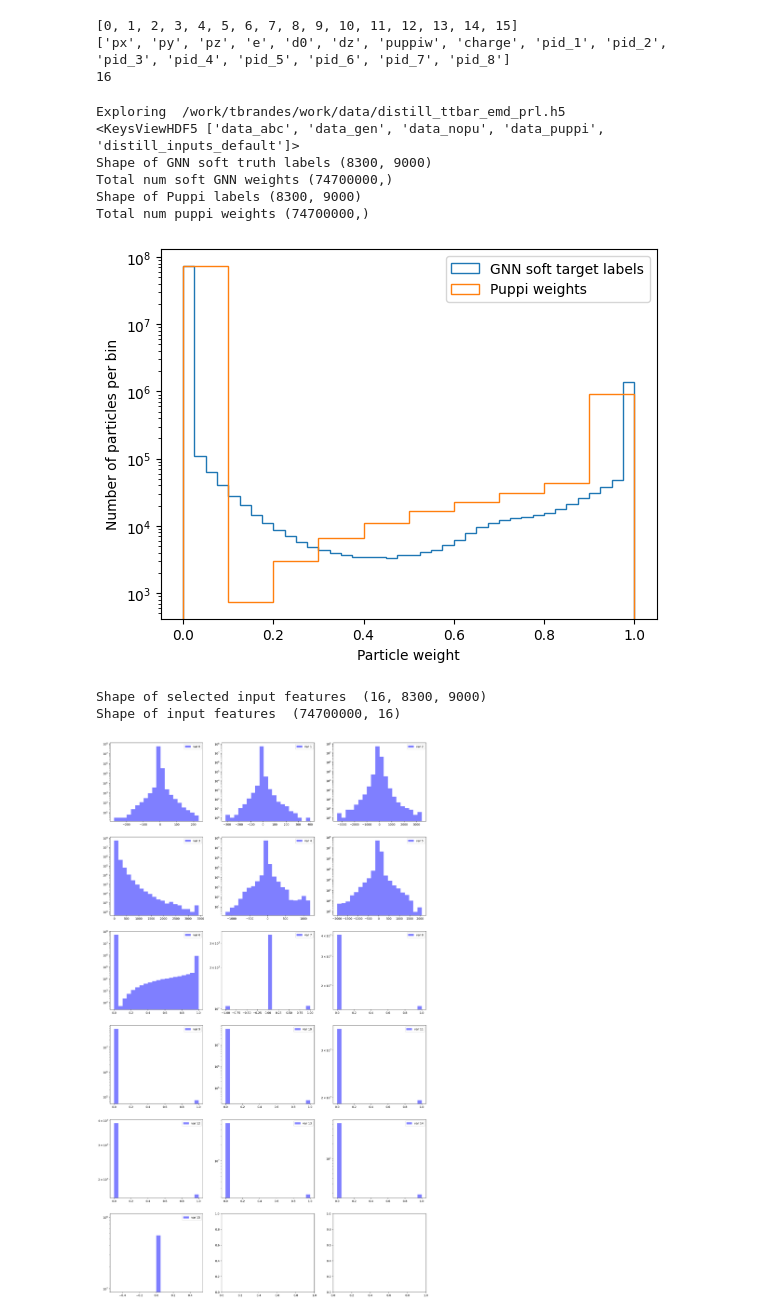
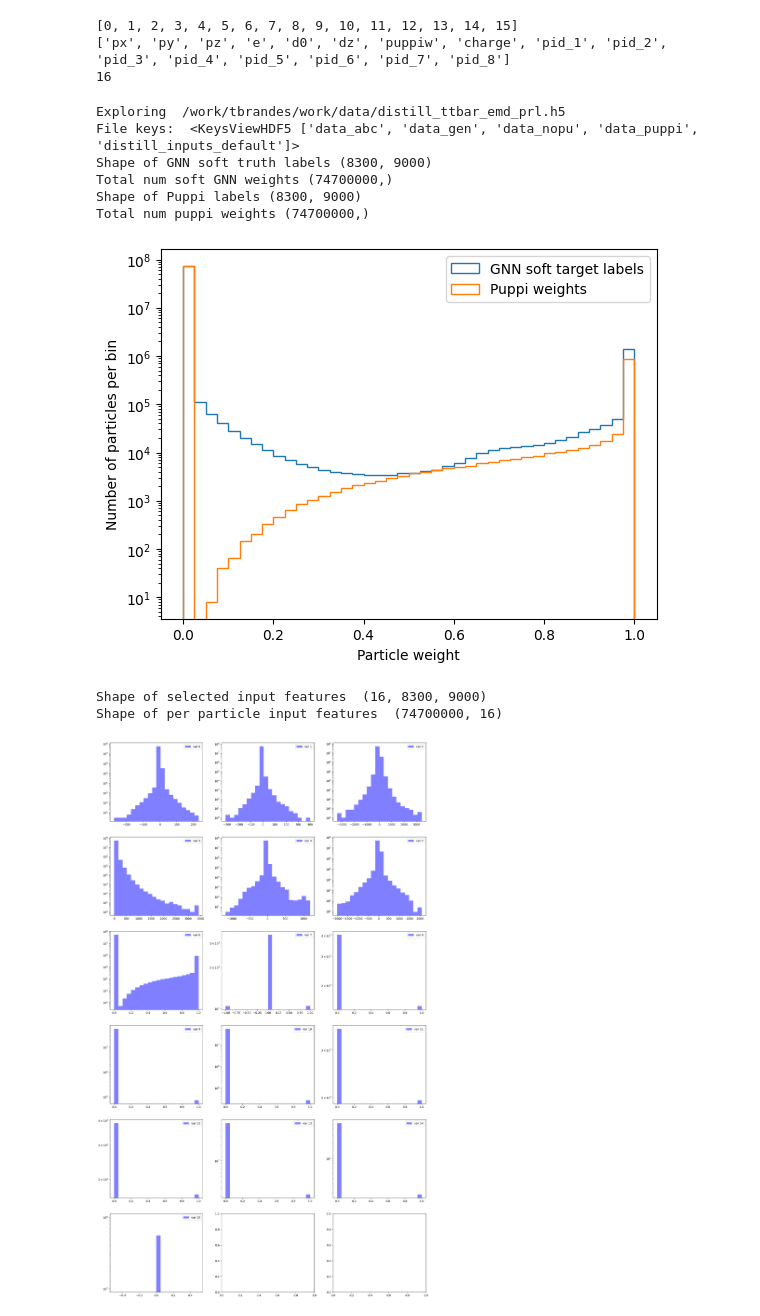
Before and after one commit to tbrandes01/DistillNet, a Jupyter notebook: explore_data.ipynb, the cells around one changed output. Drawn from its saved outputs; the diff is of its cells as text; code cells hidden in the pictures.

```diff
--- a/explore_data.ipynb
+++ b/explore_data.ipynb
@@ -81,7 +81,7 @@ with h5py.File(filename, "r") as f:
     puppi_weights = np.concatenate(puppi_weights)
     print('Total num puppi weights', puppi_weights.shape)
 
-    plt.hist(puppi_weights,histtype='step',,bins=40,range=(0,1),label='Puppi weights')
+    plt.hist(puppi_weights,histtype='step',bins=40,range=(0,1),label='Puppi weights')
     plt.yscale("log")
     plt.legend()
     plt.xlabel('Particle weight')
@@ -93,35 +93,35 @@ with h5py.File(filename, "r") as f:
     abc_truth_reshaped = abc_truth.reshape(1,-1).T
     print('Shape of per particle input features ', features_reshaped.shape)
     Is_remove_padding = True
     Is_standard = True
     if Is_remove_padding:
         padmask_px = np.abs(features_reshaped[:,0]) > 0.000001
         features_nopad, abc_nopad = features_reshaped[padmask_px], abc_truth_reshaped[padmask_px]
     fig,ax = plt.subplots(nrows=6,ncols=3,figsize=(20,35))
     for j in range(0,len(featurelist[:,0,0])):
         ax = plt.subplot(6, 3, j + 1)
         bins = ax.hist(features_nopad[:,j],label=f"var {j}",bins=20,color='b',alpha=0.5)
         ax.set_yscale('log')
         ax.legend()
     plt.show()
     print('Converted px, py and pz to eta, phi and pt')
     convertvec_etaphipt(features_nopad, Is_log = False)
 
     fig,ax = plt.subplots(nrows=6,ncols=3,figsize=(20,35))
     for j in range(0,len(featurelist[:,0,0])):
         ax = plt.subplot(6, 3, j + 1)
         bins = ax.hist(features_nopad[:,j],label=f"var {j}",bins=20,color='b',alpha=0.5)
         ax.set_yscale('log')
         ax.legend()
     plt.show()
 # %% [output]
 Exploring  /work/tbrandes/work/data/distill_ttbar_emd_prl.h5
-<KeysViewHDF5 ['data_abc', 'data_gen', 'data_nopu', 'data_puppi', 'distill_inputs_default']>
+File keys:  <KeysViewHDF5 ['data_abc', 'data_gen', 'data_nopu', 'data_puppi', 'distill_inputs_default']>
 Shape of GNN soft truth labels (8300, 9000)
 Total num soft GNN weights (74700000,)
 Shape of Puppi labels (8300, 9000)
 Total num puppi weights (74700000,)
-[figure, old version]
+[figure, new version]
 Shape of selected input features  (16, 8300, 9000)
-Shape of input features  (74700000, 16)
+Shape of per particle input features  (74700000, 16)
 [figure]
```
Also changed, not shown: parts of 1 cell of this notebook, 3 other files.
